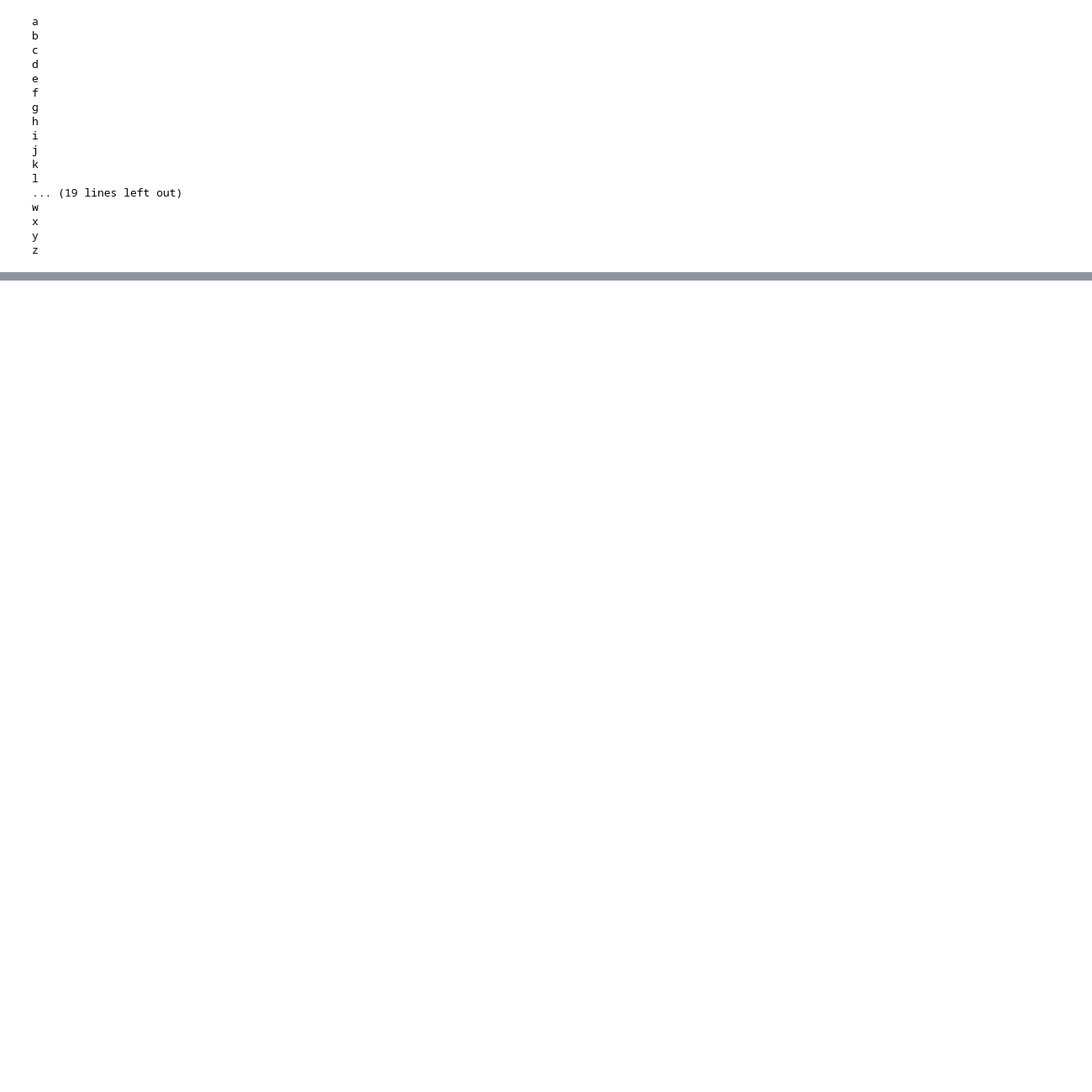
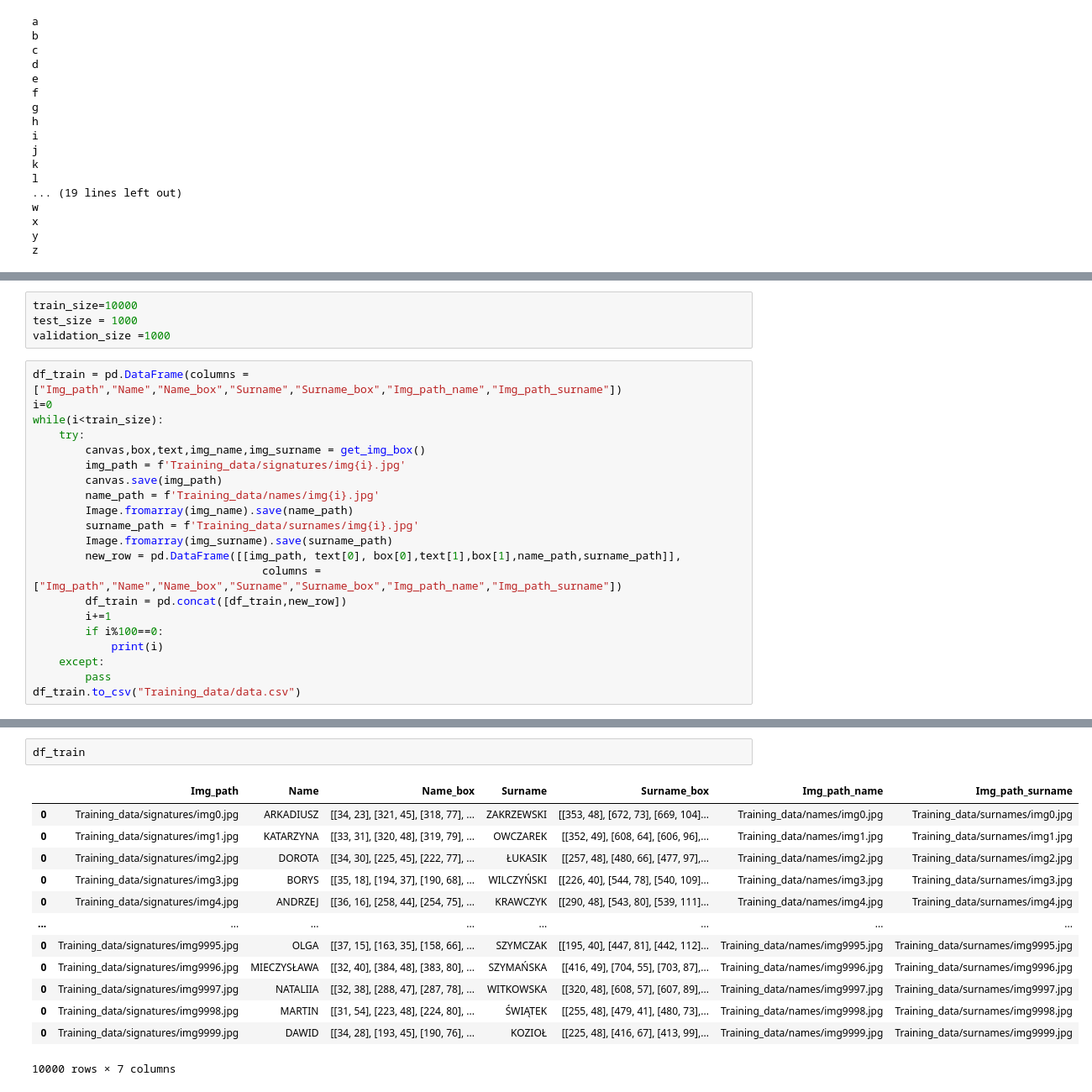
Before and after one commit to JanGorczynski/Embeded-Signature-Recognizer, a Jupyter notebook: Data_Generation.ipynb, the cells around one changed output, grey strips where cells are left out. Shown at 84% size. Drawn from its saved outputs; the diff is of its cells as text; blank space fills up the shorter version.

```diff
--- a/Data_Generation.ipynb
+++ b/Data_Generation.ipynb
@@ -286,0 +257,25 @@ df_val.to_csv("Validation_data/data.csv")
+# %%
+train_size=10000
+test_size = 1000
+validation_size =1000
+# %%
+df_train = pd.DataFrame(columns = ["Img_path","Name","Name_box","Surname","Surname_box","Img_path_name","Img_path_surname"])
+i=0
+while(i<train_size):
+    try:
+        canvas,box,text,img_name,img_surname = get_img_box()
+        img_path = f'Training_data/signatures/img{i}.jpg'
+        canvas.save(img_path)
+        name_path = f'Training_data/names/img{i}.jpg'
+        Image.fromarray(img_name).save(name_path)
+        surname_path = f'Training_data/surnames/img{i}.jpg'
+        Image.fromarray(img_surname).save(surname_path)
+        new_row = pd.DataFrame([[img_path, text[0], box[0],text[1],box[1],name_path,surname_path]],
+                                   columns = ["Img_path","Name","Name_box","Surname","Surname_box","Img_path_name","Img_path_surname"])
+        df_train = pd.concat([df_train,new_row])
+        i+=1
+        if i%100==0:
+            print(i)
+    except:
+        pass
+df_train.to_csv("Training_data/data.csv")
@@ -286,0 +365,16 @@ df_val.to_csv("Validation_data/data.csv")
+# %%
+df_train
+# %% [output]
+|  | Img_path | Name | Name_box | Surname | Surname_box | Img_path_name | Img_path_surname |
+| 0 | Training_data/signatures/img0.jpg | ARKADIUSZ | [[34, 23], [321, 45], [318, 77], ... | ZAKRZEWSKI | [[353, 48], [672, 73], [669, 104]... | Training_data/names/img0.jpg | Training_data/surnames/img0.jpg |
+| 0 | Training_data/signatures/img1.jpg | KATARZYNA | [[33, 31], [320, 48], [319, 79], ... | OWCZAREK | [[352, 49], [608, 64], [606, 96],... | Training_data/names/img1.jpg | Training_data/surnames/img1.jpg |
+| 0 | Training_data/signatures/img2.jpg | DOROTA | [[34, 30], [225, 45], [222, 77], ... | ŁUKASIK | [[257, 48], [480, 66], [477, 97],... | Training_data/names/img2.jpg | Training_data/surnames/img2.jpg |
+| 0 | Training_data/signatures/img3.jpg | BORYS | [[35, 18], [194, 37], [190, 68], ... | WILCZYŃSKI | [[226, 40], [544, 78], [540, 109]... | Training_data/names/img3.jpg | Training_data/surnames/img3.jpg |
+| 0 | Training_data/signatures/img4.jpg | ANDRZEJ | [[36, 16], [258, 44], [254, 75], ... | KRAWCZYK | [[290, 48], [543, 80], [539, 111]... | Training_data/names/img4.jpg | Training_data/surnames/img4.jpg |
+| ... | ... | ... | ... | ... | ... | ... | ... |
+| 0 | Training_data/signatures/img9995.jpg | OLGA | [[37, 15], [163, 35], [158, 66], ... | SZYMCZAK | [[195, 40], [447, 81], [442, 112]... | Training_data/names/img9995.jpg | Training_data/surnames/img9995.jpg |
+| 0 | Training_data/signatures/img9996.jpg | MIECZYSŁAWA | [[32, 40], [384, 48], [383, 80], ... | SZYMAŃSKA | [[416, 49], [704, 55], [703, 87],... | Training_data/names/img9996.jpg | Training_data/surnames/img9996.jpg |
+| 0 | Training_data/signatures/img9997.jpg | NATALIIA | [[32, 38], [288, 47], [287, 78], ... | WITKOWSKA | [[320, 48], [608, 57], [607, 89],... | Training_data/names/img9997.jpg | Training_data/surnames/img9997.jpg |
+| 0 | Training_data/signatures/img9998.jpg | MARTIN | [[31, 54], [223, 48], [224, 80], ... | ŚWIĄTEK | [[255, 48], [479, 41], [480, 73],... | Training_data/names/img9998.jpg | Training_data/surnames/img9998.jpg |
+| 0 | Training_data/signatures/img9999.jpg | DAWID | [[34, 28], [193, 45], [190, 76], ... | KOZIOŁ | [[225, 48], [416, 67], [413, 99],... | Training_data/names/img9999.jpg | Training_data/surnames/img9999.jpg |
+10000 rows × 7 columns
```
Also changed, not shown: parts of 24 cells of this notebook.
